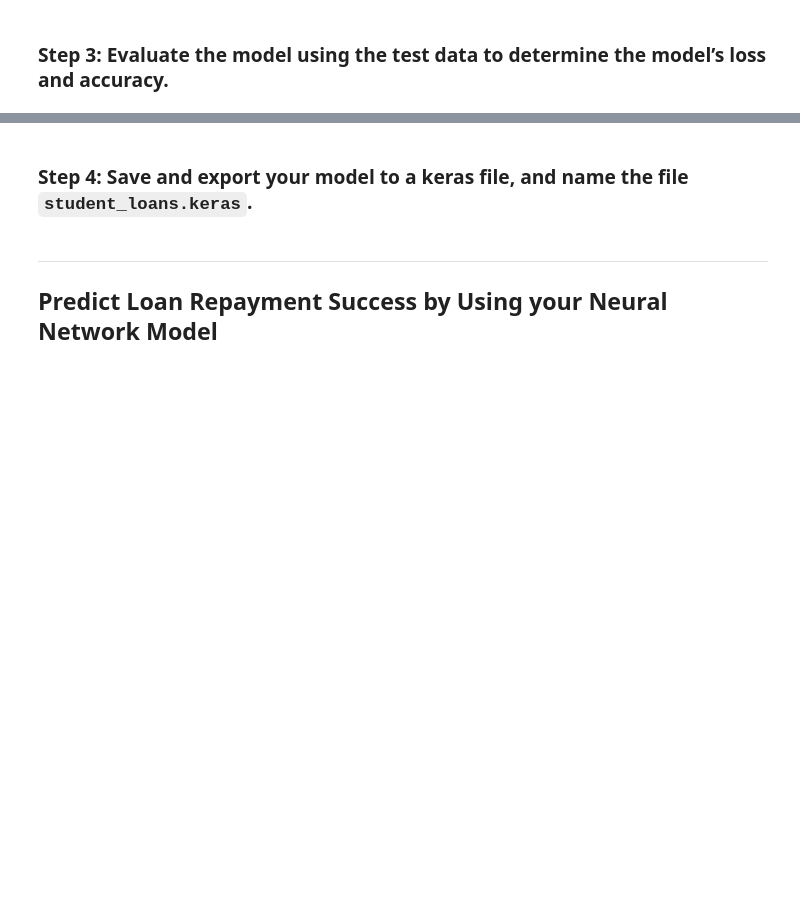
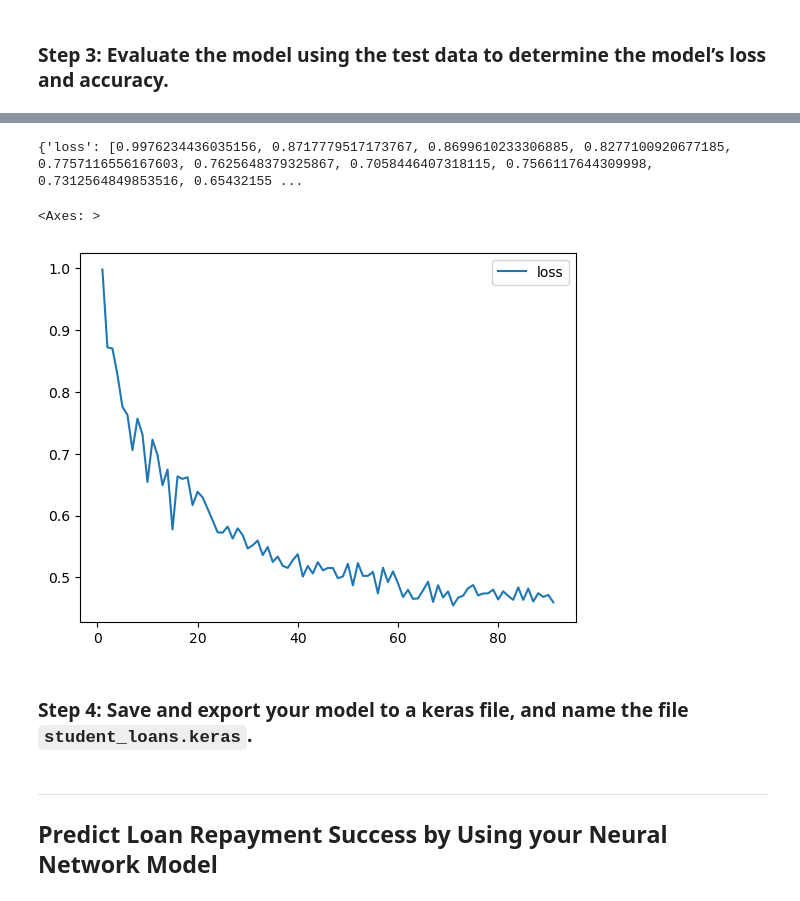
Before and after one commit to ehxewri/neural-network-challenge-1, a Jupyter notebook: student_loans_with_deep_learning.ipynb, the cells around one changed output, grey strips where cells are left out. Drawn from its saved outputs; the diff is of its cells as text; code cells hidden in the pictures; blank space fills up the shorter version.

```diff
--- a/student_loans_with_deep_learning.ipynb
+++ b/student_loans_with_deep_learning.ipynb
@@ -223,7 +225,7 @@ The number of neurons in the output layer depends on the type of problem:
 - **Regression**: Typically use 1 neuron for a single output; for multiple outputs, use as many neurons as there are outputs.
 # %%
 # Define the number of hidden nodes for the first hidden layer
-num_nodes_first_hidden_layer = ((input_nodes) *10 )  # Example calculation
+num_nodes_first_hidden_layer = ((input_nodes * 50)  )  # Example calculation
 
 # Define the number of hidden nodes for the second hidden layer
 num_nodes_second_hidden_layer = num_nodes_first_hidden_layer // 2
@@ -269,16 +271,13 @@ model = Sequential(name='Student_Loan_Model')
 # Add the first hidden layer with input dimension specified
 model.add(Dense(units=num_nodes_first_hidden_layer, activation='relu', input_dim=input_nodes, name='First_Hidden_Layer'))
 model.add(BatchNormalization(name='BatchNorm_Layer_1'))  # Normalize the activations from the first hidden layer
-# model.add(Dropout(0.3, name='Dropout_Layer_1'))  # Dropout for regularization to prevent overfitting
+model.add(Dropout(0.7, name='Dropout_Layer_1'))  # Dropout for regularization to prevent overfitting
 
 # Add the second hidden layer
 model.add(Dense(units=num_nodes_second_hidden_layer, activation='relu', name='Second_Hidden_Layer'))
 model.add(BatchNormalization(name='BatchNorm_Layer_2'))  # Normalize the activations from the second hidden layer
-# model.add(Dropout(0.3, name='Dropout_Layer_2'))  # Additional dropout layer for regularization
+model.add(Dropout(0.7, name='Dropout_Layer_2'))  # Additional dropout layer for regularization
 
 # Add the output layer
 # If this is a binary classification problem, use 'sigmoid'. If it's regression, no activation or 'linear' can be used.
 model.add(Dense(num_output_neurons, activation='sigmoid', name='Output_Layer'))  # Use 'linear' if it's a regression task
-
-# Print the model summary to verify the architecture
-model.summary()
@@ -329,7 +310,7 @@ class_weights = compute_class_weight('balanced', classes=np.unique(y_train), y=y
 class_weight_dict = dict(enumerate(class_weights))
 # %%
 # Compile the Sequential model
-model.compile(optimizer=Adam(),
+model.compile(optimizer=Nadam(),
               loss='binary_crossentropy',
               metrics=['accuracy'])
 # %%
@@ -339,7 +320,7 @@ early_stopping = EarlyStopping(monitor='val_loss', patience=20, restore_best_wei
 # Fit the model using 50 epochs and the training data
 fit_model = model.fit(X_train_scaled, y_train,
                       epochs=100,
-                      batch_size=32,
+                      batch_size=150,
                       class_weight=class_weight_dict,
                       validation_data=(X_val_scaled, y_val),
                       callbacks=[early_stopping])
@@ -377,3 +358,17 @@ Test Accuracy: 0.7916666865348816
+# %%
+# Create a DataFrame containing training history
+history_df = pd.DataFrame(fit_model.history)
+print (fit_model.history)
+
+# Increase the index by 1 to match the number of epochs
+history_df.index += 1
+
+# Plot the loss
+history_df.plot(y="loss")
+# %% [output]
+{'loss': [0.9976234436035156, 0.8717779517173767, 0.8699610233306885, 0.8277100920677185, 0.7757116556167603, 0.7625648379325867, 0.7058446407318115, 0.7566117644309998, 0.7312564849853516, 0.65432155 ...
+<Axes: >
+[figure, added]
 # %% [markdown]
 ### Step 4: Save and export your model to a keras file, and name the file `student_loans.keras`.
 # %%
```
Also changed, not shown: parts of 12 cells of this notebook, 2 other files.
